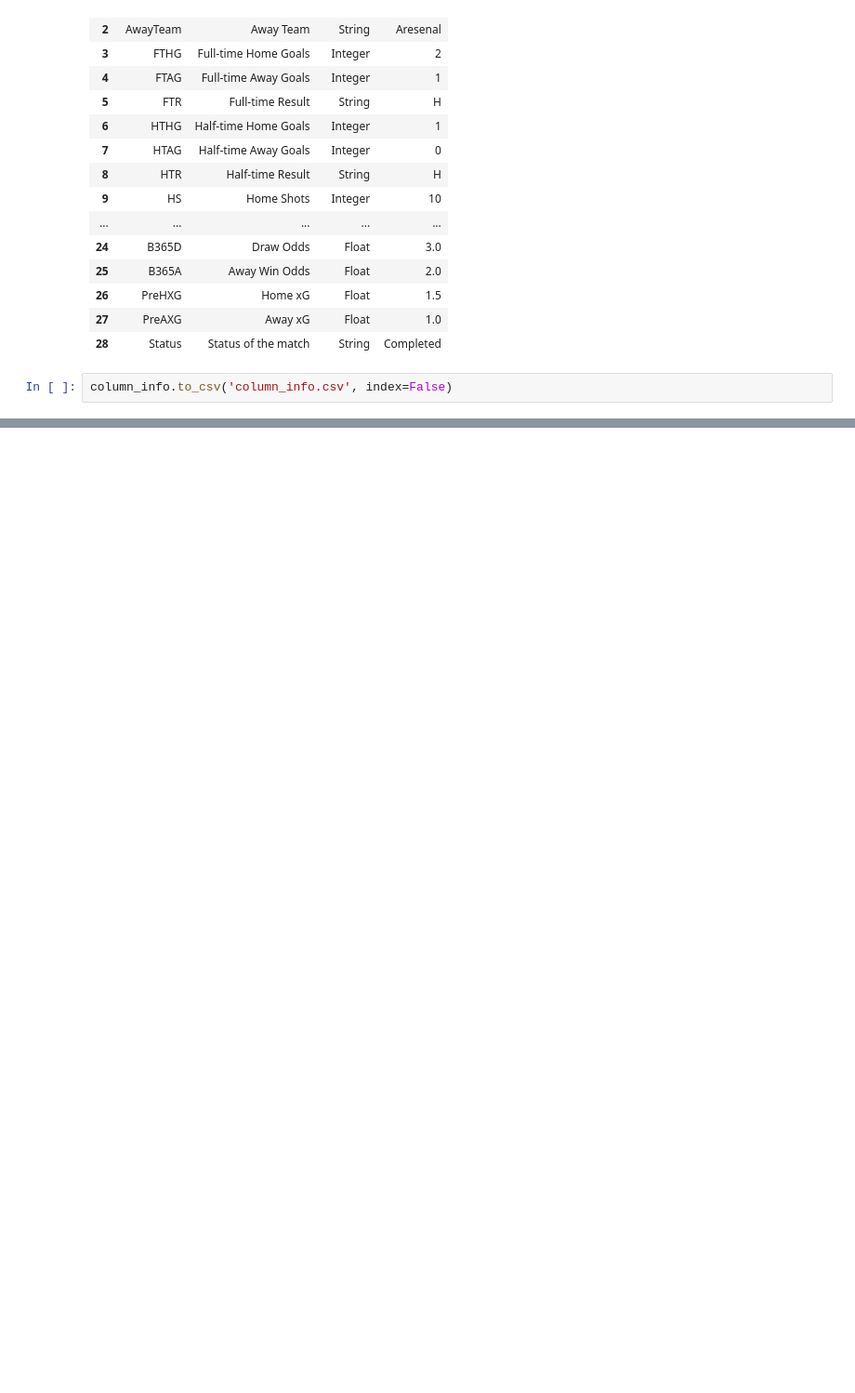
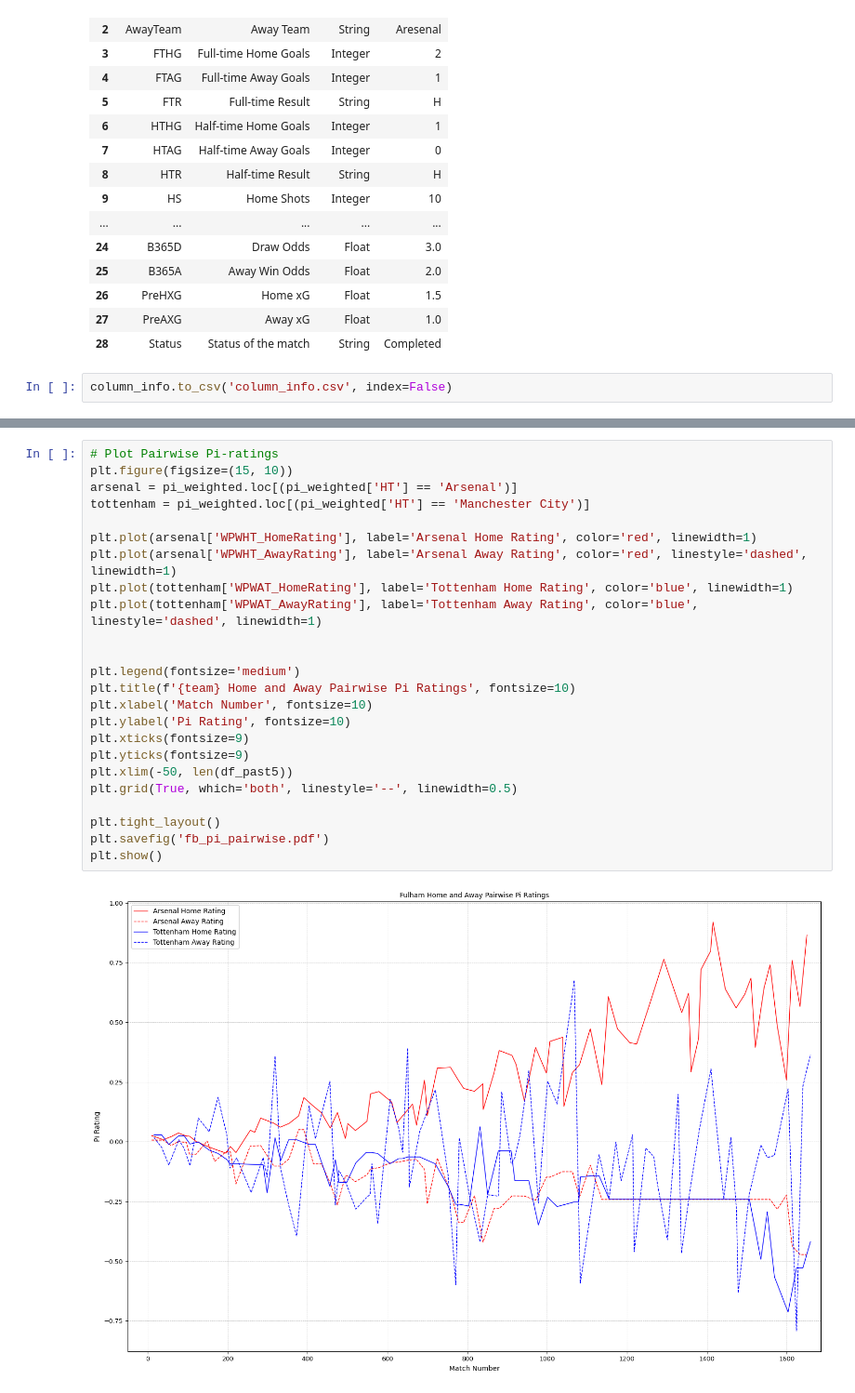
Before and after one commit to hubamatyas/Football-Arbitrage-Value-Betting, a Jupyter notebook: notebooks/data.ipynb, the cells around one changed output, grey strips where cells are left out. Shown at 93% size. Drawn from its saved outputs; the diff is of its cells as text; blank space fills up the shorter version.

```diff
--- a/notebooks/data.ipynb
+++ b/notebooks/data.ipynb
@@ -188,0 +246,26 @@ plt.show()
+# %%
+# Plot Pairwise Pi-ratings
+plt.figure(figsize=(15, 10))
+arsenal = pi_weighted.loc[(pi_weighted['HT'] == 'Arsenal')]
+tottenham = pi_weighted.loc[(pi_weighted['HT'] == 'Manchester City')]
+
+plt.plot(arsenal['WPWHT_HomeRating'], label='Arsenal Home Rating', color='red', linewidth=1)
+plt.plot(arsenal['WPWHT_AwayRating'], label='Arsenal Away Rating', color='red', linestyle='dashed', linewidth=1)
+plt.plot(tottenham['WPWAT_HomeRating'], label='Tottenham Home Rating', color='blue', linewidth=1)
+plt.plot(tottenham['WPWAT_AwayRating'], label='Tottenham Away Rating', color='blue', linestyle='dashed', linewidth=1)
+
+
+plt.legend(fontsize='medium')
+plt.title(f'{team} Home and Away Pairwise Pi Ratings', fontsize=10)
+plt.xlabel('Match Number', fontsize=10)
+plt.ylabel('Pi Rating', fontsize=10)
+plt.xticks(fontsize=9)
+plt.yticks(fontsize=9)
+plt.xlim(-50, len(df_past5))
+plt.grid(True, which='both', linestyle='--', linewidth=0.5)
+
+plt.tight_layout()
+plt.savefig('fb_pi_pairwise.pdf')
+plt.show()
+# %% [output]
+[figure, added]
```
Also changed, not shown: parts of 12 cells of this notebook.
